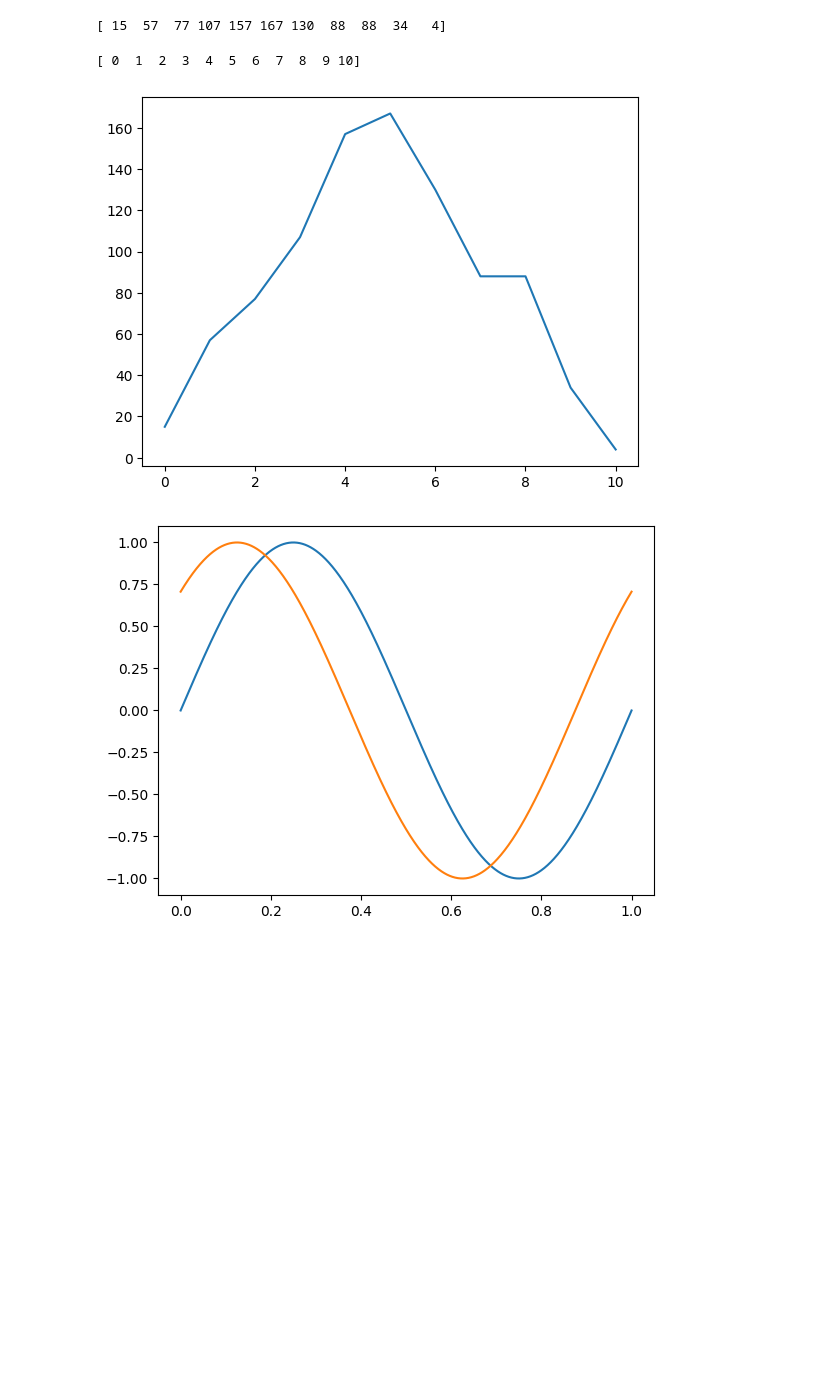
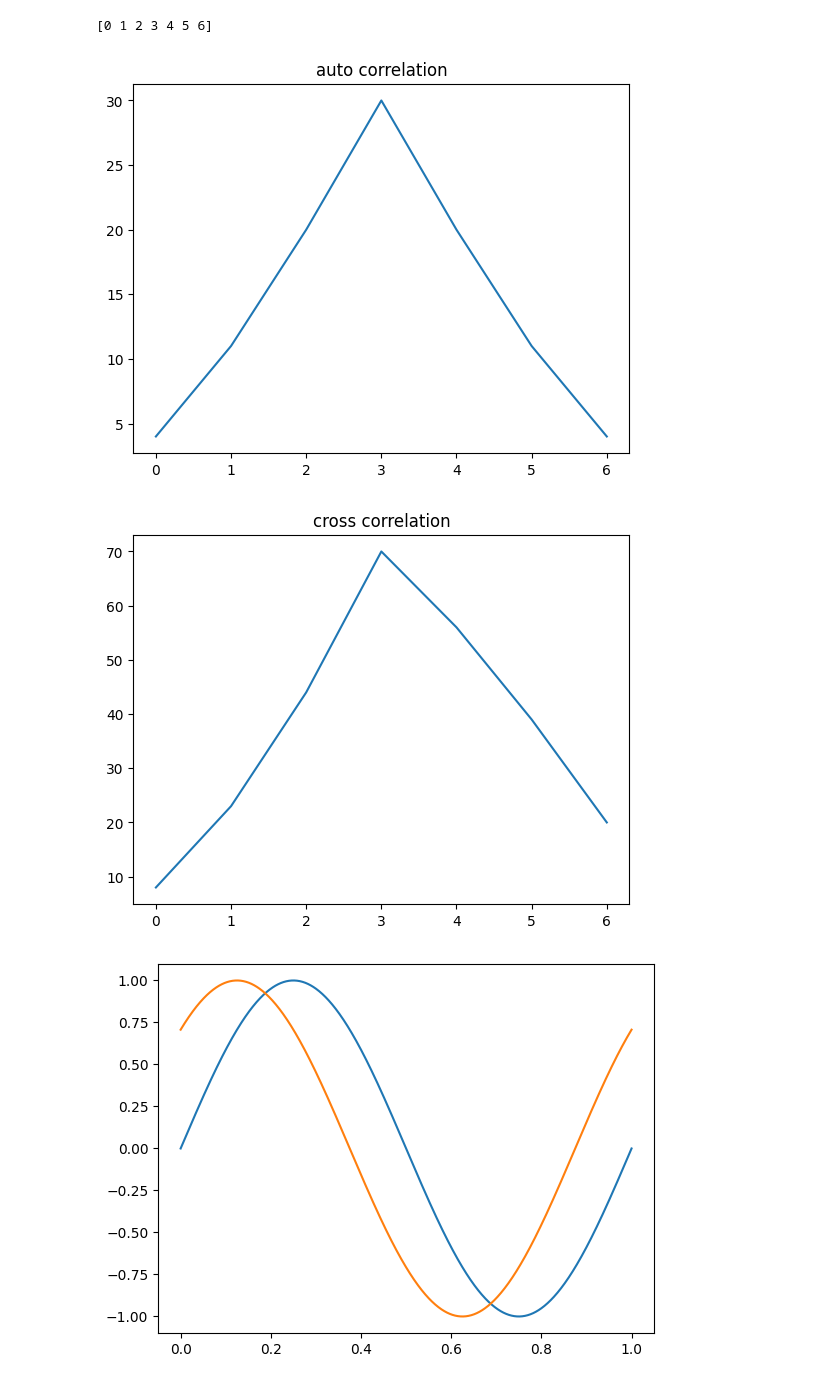
Before and after one commit to JhankarPaul/DSP-Lab4108, a Jupyter notebook: 2.1.AutoCorrelation & CrossCorrelation.ipynb, the cells around one changed output. Saved outputs shown, nothing was run; the diff lists cells and outputs as text; code cells hidden in the pictures; blank space fills up the shorter version.

```diff
--- a/2.1.AutoCorrelation & CrossCorrelation.ipynb
+++ b/2.1.AutoCorrelation & CrossCorrelation.ipynb
@@ -3,22 +3,26 @@ import numpy as np
 import matplotlib.pyplot as plt
 from scipy.signal import correlate as cr
 # %%
-x=[5,4,7,6,9,2]
-y=[2,8,2,4,9,3]
-z=cr(x,y)
-print(z)
+x=[1,2,3,4]
+y=[5,6,7,8]
+z=cr(x,x)
+b=cr(x,y)
+#print(z)
-# %% [output]
-[ 15  57  77 107 157 167 130  88  88  34   4]
 # %%
 t=np.arange(0,len(z))
 print(t)
 # %% [output]
-[ 0  1  2  3  4  5  6  7  8  9 10]
+[0 1 2 3 4 5 6]
 # %%
 plt.plot(t,z)
+plt.title("auto correlation")
 plt.show()
+plt.plot(t,b)
+plt.title("cross correlation")
+plt.show()
 # %% [output]
-[figure, old version]
+[figure, new version]
+[figure, added]
 # %%
 t=np.linspace(0,1,1000)
 s1=np.sin(2*np.pi*1000*t)
```
Also changed, not shown: parts of 4 cells of this notebook, 3 other files.
